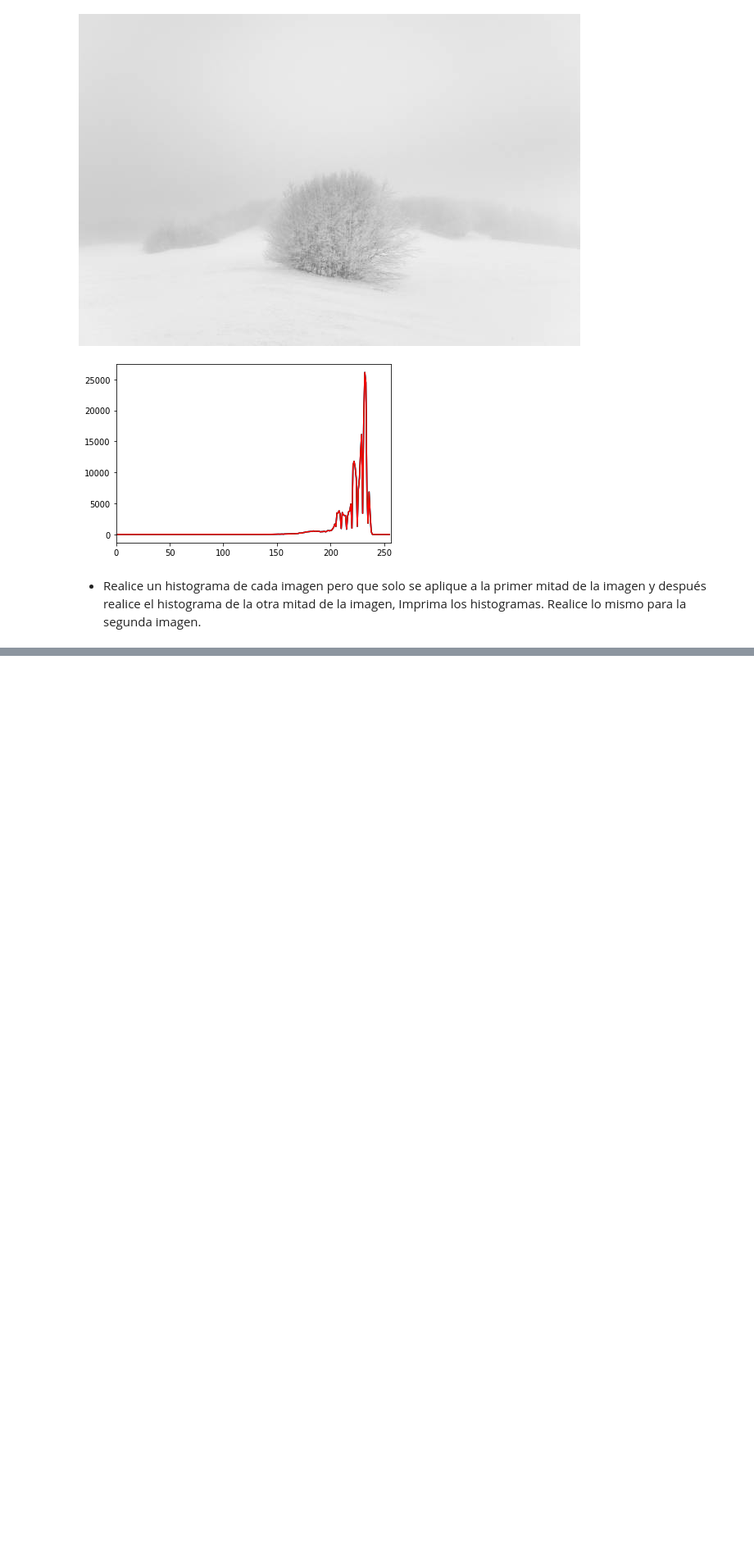
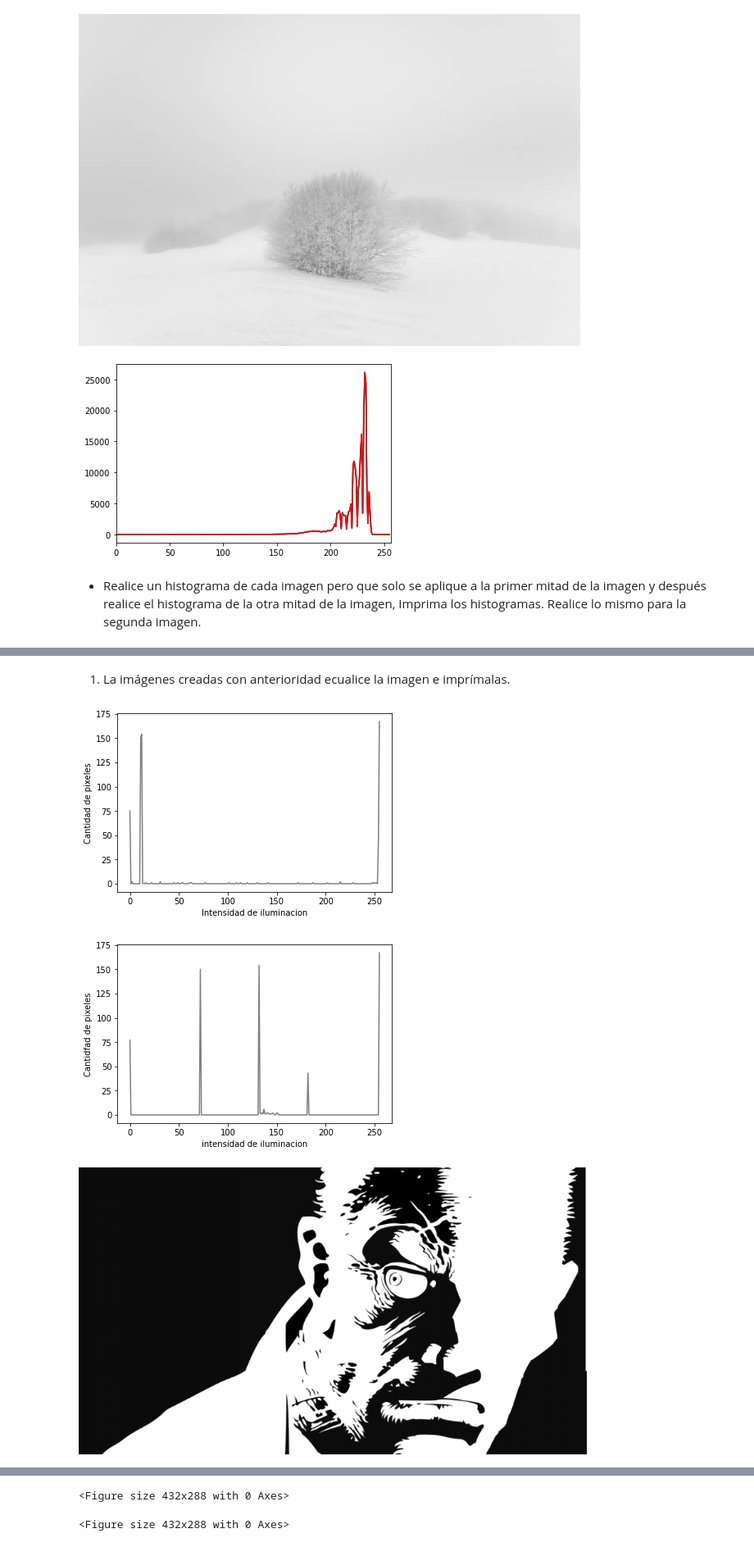
Before and after one commit to AntonioDJSS/ImagenesDigitales, a Jupyter notebook: Tarea_histogramas.ipynb, the cells around one changed output, grey strips where cells are left out. Shown at 82% size. Saved outputs shown, nothing was run; the diff lists cells and outputs as text; code cells hidden in the pictures; blank space fills up the shorter version.

```diff
--- a/Tarea_histogramas.ipynb
+++ b/Tarea_histogramas.ipynb
@@ -106,0 +148,32 @@ Resolucion de la imagen:
+# %% [markdown]
+
+
+1.   La imágenes creadas con anterioridad ecualice la imagen e imprímalas.
+# %%
+import cv2
+from matplotlib import pyplot as pp
+from google.colab.patches import cv2_imshow
+
+
+imagen = cv2.imread("/content/contraste.png")
+imagenEscalaGris= cv2.cvtColor(imagen, cv2.COLOR_BGR2GRAY)
+src_eqlzd = cv2.equalizeHist(imagenEscalaGris)
+hist =cv2.calcHist(imagenEscalaGris, [0], None, [256], [0,256])
+pp.xlabel("Intensidad de iluminacion")
+pp.ylabel("Cantidad de pixeles")
+pp.plot(hist, color ="gray")
+pp.show()
+
+histEcalizado=cv2.calcHist(src_eqlzd,[0], None, [256],[0,256])
+pp.xlabel("intensidad de iluminacion")
+pp.ylabel("Cantidfad de pixeles")
+pp.plot(histEcalizado, color = "gray")
+pp.show()
+pp.figure(0)
+cv2_imshow(imagenEscalaGris)
+pp.figure(1)
+cv2_imshow(src_eqlzd)
+# %% [output]
+[figure, added]
+[figure, added]
+[figure, added]
@@ -106,0 +181,2 @@ Resolucion de la imagen:
+<Figure size 432x288 with 0 Axes>
+<Figure size 432x288 with 0 Axes>
```
Also changed, not shown: parts of 5 cells of this notebook.
